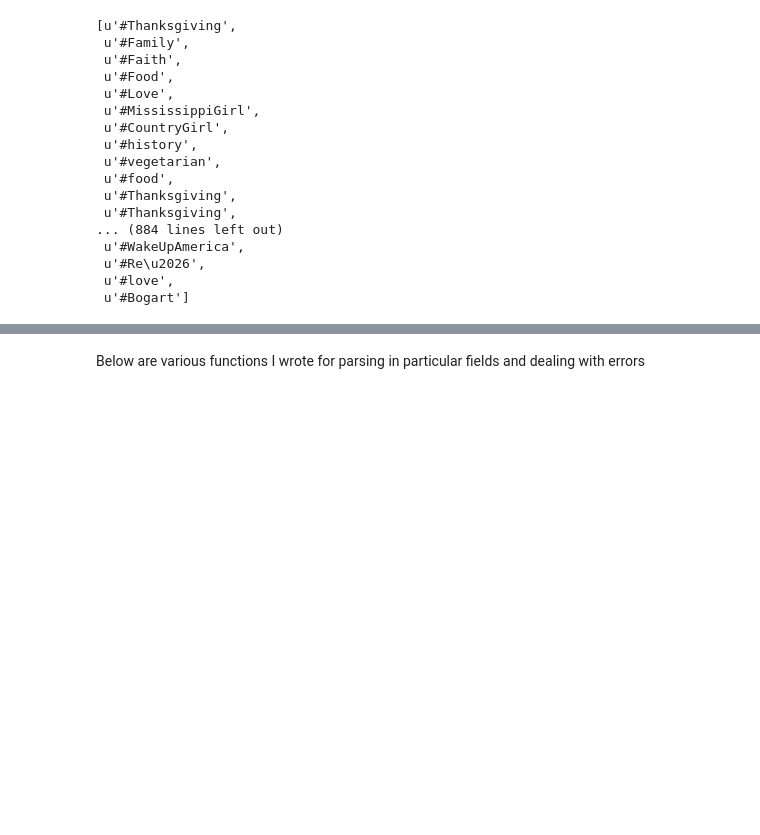
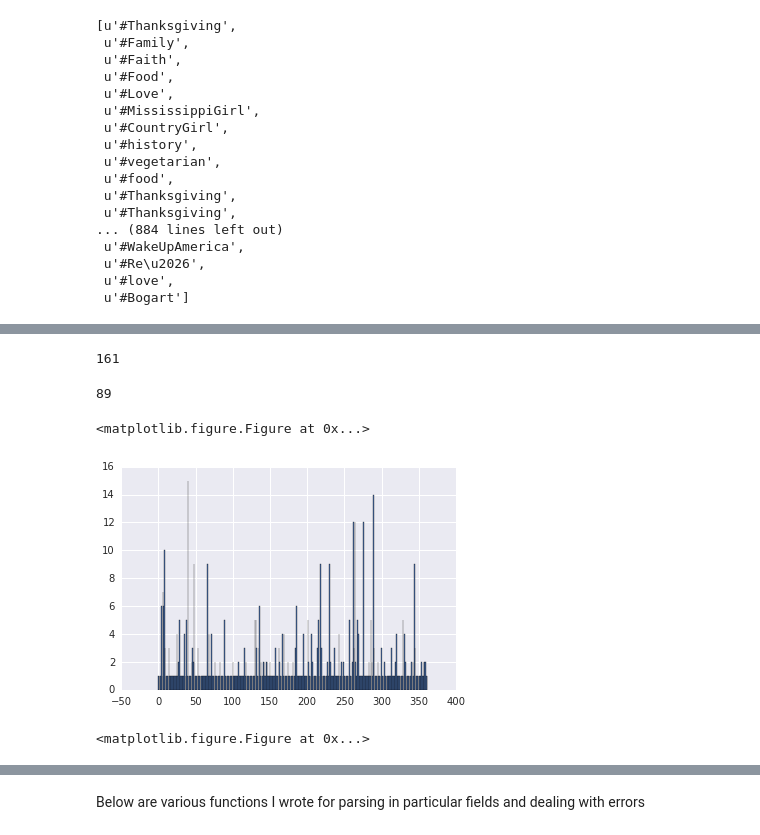
Before and after one commit to linbug/TwitScrip, a Jupyter notebook: Cleaning_twitter_data.ipynb, the cells around one changed output, grey strips where cells are left out. Drawn from its saved outputs; the diff is of its cells as text; code cells hidden in the pictures; blank space fills up the shorter version.

Commit message:
Graphs hashtag frequencies (messily)

```diff
--- a/Cleaning_twitter_data.ipynb
+++ b/Cleaning_twitter_data.ipynb
@@ -124,0 +121,2 @@ SyntaxError: invalid syntax (<ipython-input-13-4fbfb681a8c1>, line 1)
+# %%
+hashtags = [word.lower() for word in hashtags]
@@ -124,0 +136,2 @@ SyntaxError: invalid syntax (<ipython-input-13-4fbfb681a8c1>, line 1)
+# %%
+hashtag_dict = dict((x, hashtags.count(x)) for x in hashtags)
@@ -124,0 +146,17 @@ SyntaxError: invalid syntax (<ipython-input-13-4fbfb681a8c1>, line 1)
+# %%
+hashtag_dict.pop('#thanksgiving')
+# %% [output]
+161
+# %%
+hashtag_dict.pop('#food')
+# %% [output]
+89
+# %%
+plt.bar(range(len(hashtag_dict)), hashtag_dict.values(), align='center')
+#plt.xticks(range(len(hashtag_dict)), hashtag_dict.keys(), rotation = 'vertical')
+
+plt.figure(figsize=(20,10))
+# %% [output]
+<matplotlib.figure.Figure at 0x...>
+[figure, added]
+<matplotlib.figure.Figure at 0x...>
```
Also changed, not shown: parts of 19 cells of this notebook.
